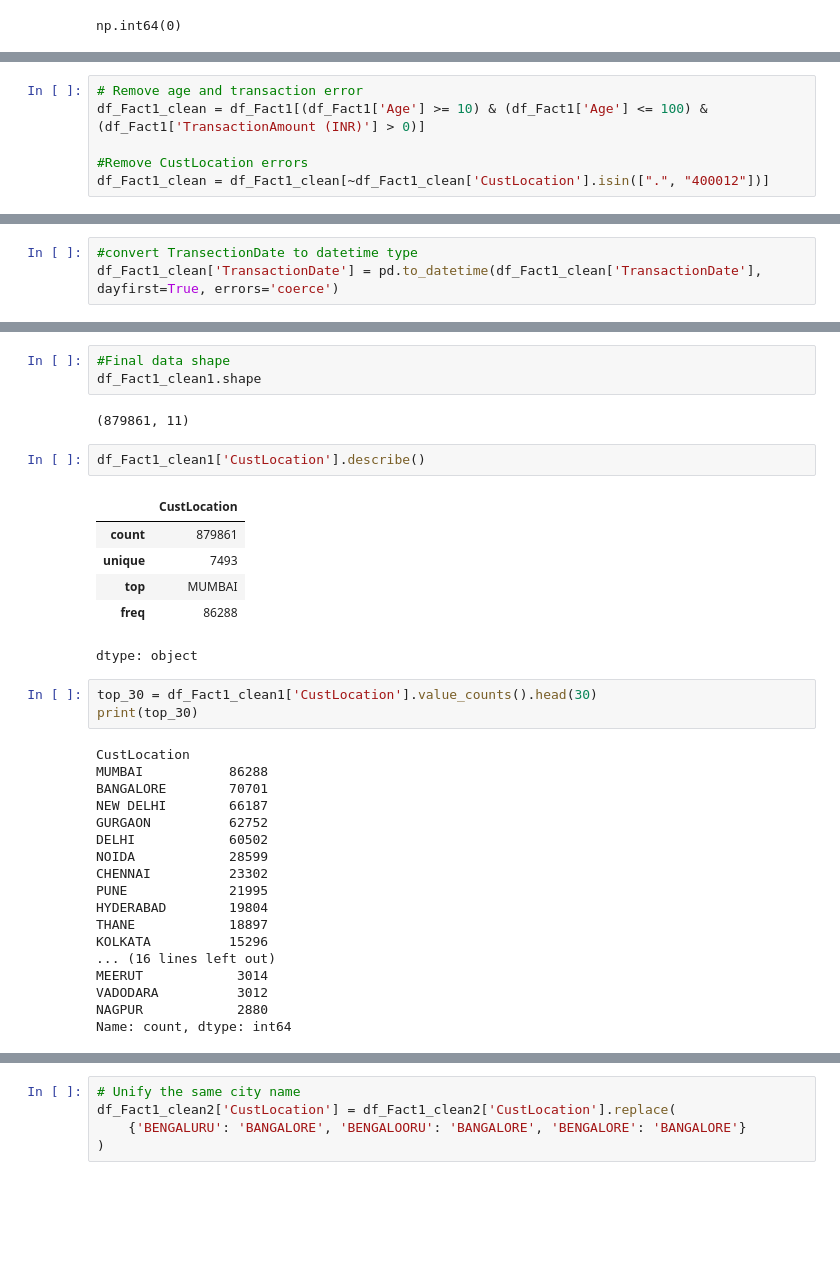
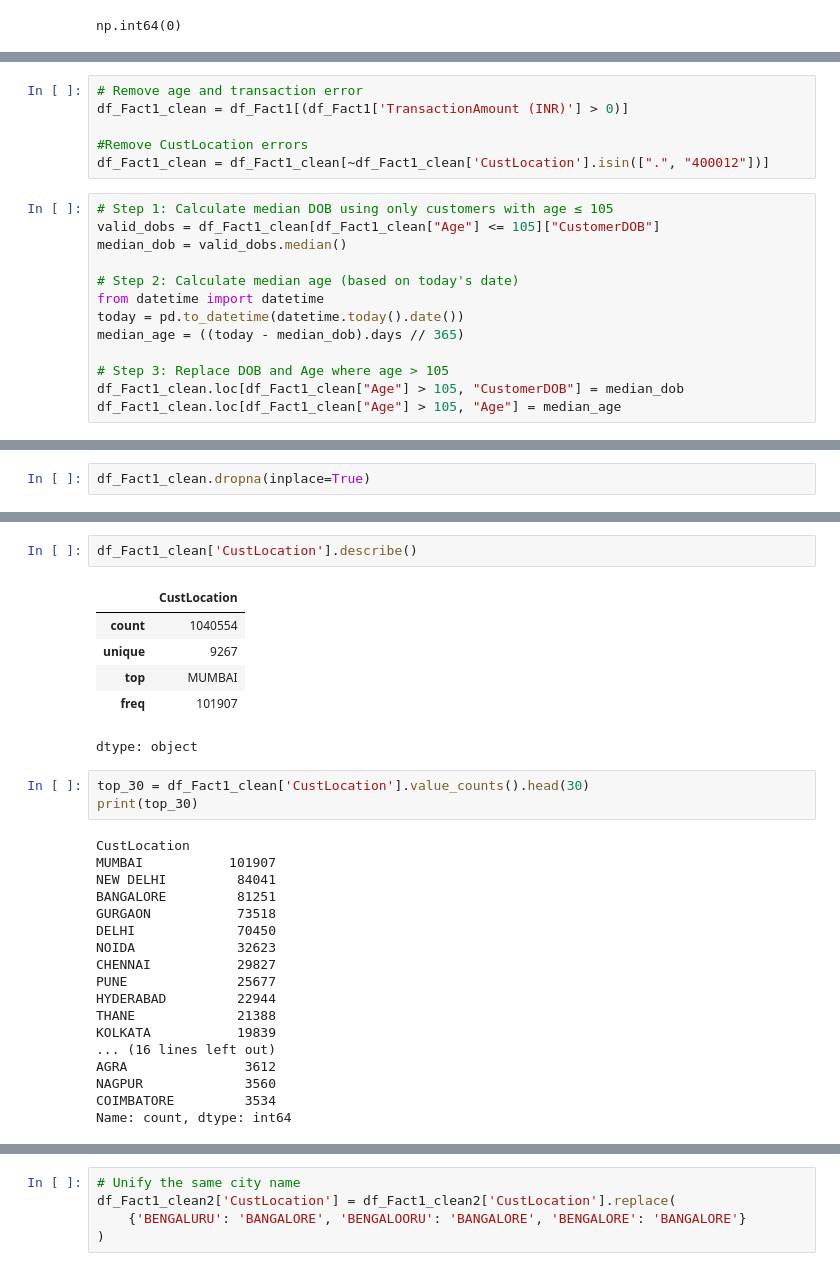
Before and after one commit to Naaaaaana/DWBI_Groupcw2, a Jupyter notebook: DWBIGCW_RFM.ipynb, the cells around one changed output, grey strips where cells are left out. Drawn from its saved outputs; the diff is of its cells as text; blank space fills up the shorter version.

```diff
--- a/DWBIGCW_RFM.ipynb
+++ b/DWBIGCW_RFM.ipynb
@@ -362,10 +361,23 @@ age_error_amount: 161128
 transaction_error_amount: 820
 # %%
 # Remove age and transaction error
-df_Fact1_clean = df_Fact1[(df_Fact1['Age'] >= 10) & (df_Fact1['Age'] <= 100) & (df_Fact1['TransactionAmount (INR)'] > 0)]
+df_Fact1_clean = df_Fact1[(df_Fact1['TransactionAmount (INR)'] > 0)]
 
 #Remove CustLocation errors
 df_Fact1_clean = df_Fact1_clean[~df_Fact1_clean['CustLocation'].isin([".", "400012"])]
+# %%
+# Step 1: Calculate median DOB using only customers with age ≤ 105
+valid_dobs = df_Fact1_clean[df_Fact1_clean["Age"] <= 105]["CustomerDOB"]
+median_dob = valid_dobs.median()
+
+# Step 2: Calculate median age (based on today's date)
+from datetime import datetime
+today = pd.to_datetime(datetime.today().date())
+median_age = ((today - median_dob).days // 365)
+
+# Step 3: Replace DOB and Age where age > 105
+df_Fact1_clean.loc[df_Fact1_clean["Age"] > 105, "CustomerDOB"] = median_dob
+df_Fact1_clean.loc[df_Fact1_clean["Age"] > 105, "Age"] = median_age
 # %%
 df_Fact1_clean.shape
 # %% [output]
@@ -442,3 +441,0 @@ df_Fact1_clean.head(10)
-# %%
-#convert TransectionDate to datetime type
-df_Fact1_clean['TransactionDate'] = pd.to_datetime(df_Fact1_clean['TransactionDate'], dayfirst=True, errors='coerce')
@@ -460,0 +458,2 @@ df_Fact1_clean1 = df_Fact1_clean[~invalid_transactions]
+# %%
+df_Fact1_clean.dropna(inplace=True)
@@ -465,35 +496,30 @@ df_Fact1_clean.shape
-# %%
-#Final data shape
-df_Fact1_clean1.shape
-# %% [output]
-(879861, 11)
 # %%
-df_Fact1_clean1['CustLocation'].describe()
+df_Fact1_clean['CustLocation'].describe()
 # %% [output]
 |  | CustLocation |
-| count | 879861 |
-| unique | 7493 |
+| count | 1040554 |
+| unique | 9267 |
 | top | MUMBAI |
-| freq | 86288 |
+| freq | 101907 |
 dtype: object
 # %%
-top_30 = df_Fact1_clean1['CustLocation'].value_counts().head(30)
+top_30 = df_Fact1_clean['CustLocation'].value_counts().head(30)
 print(top_30)
 # %% [output]
 CustLocation
-MUMBAI           86288
-BANGALORE        70701
-NEW DELHI        66187
-GURGAON          62752
-DELHI            60502
-NOIDA            28599
-CHENNAI          23302
-PUNE             21995
-HYDERABAD        19804
-THANE            18897
-KOLKATA          15296
+MUMBAI           101907
+NEW DELHI         84041
+BANGALORE         81251
+GURGAON           73518
+DELHI             70450
+NOIDA             32623
+CHENNAI           29827
+PUNE              25677
+HYDERABAD         22944
+THANE             21388
+KOLKATA           19839
 ... (16 lines left out)
-MEERUT            3014
-VADODARA          3012
-NAGPUR            2880
+AGRA               3612
+NAGPUR             3560
+COIMBATORE         3534
 Name: count, dtype: int64
```
Also changed, not shown: parts of 37 cells of this notebook.
